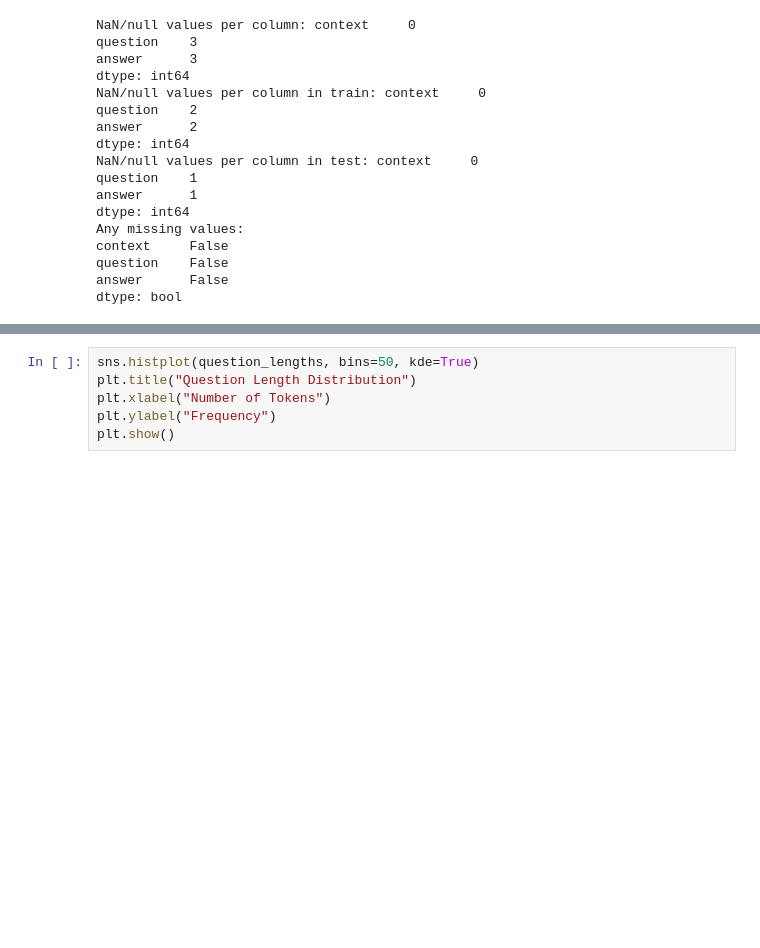
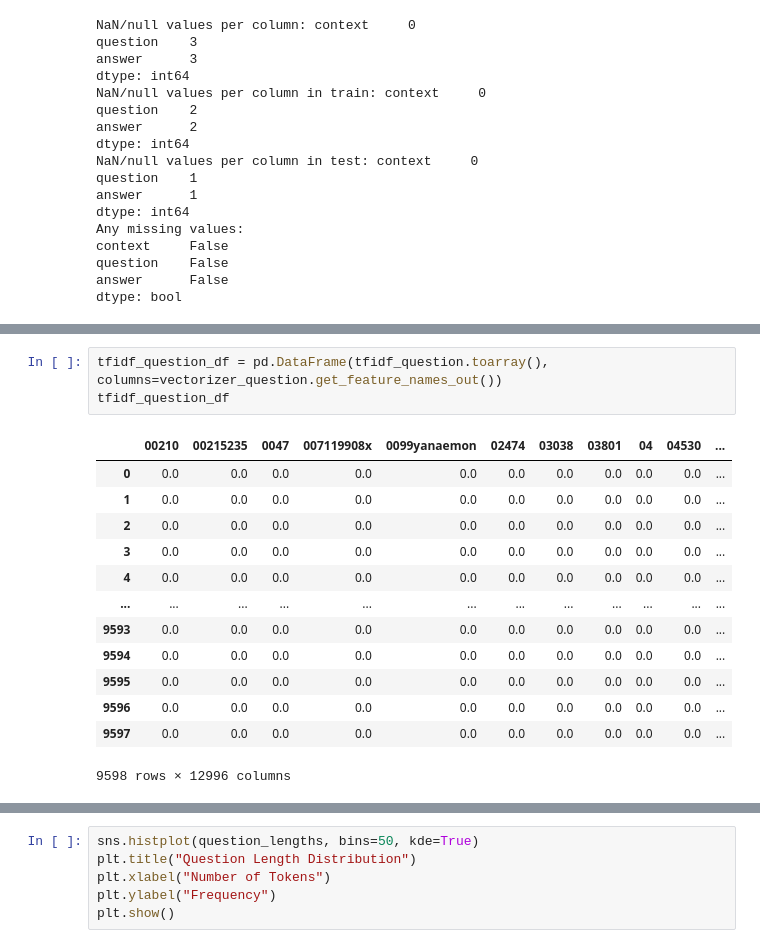
Before and after one commit to AlbertoEusebio/NLP-RAG1200, a Jupyter notebook: model_training.ipynb, the cells around one changed output, grey strips where cells are left out. Cells and saved outputs as stored; diff of their text form; blank space fills up the shorter version.

```diff
--- a/model_training.ipynb
+++ b/model_training.ipynb
@@ -192,0 +251,17 @@ Length: 9598, dtype: object
+# %%
+tfidf_question_df = pd.DataFrame(tfidf_question.toarray(), columns=vectorizer_question.get_feature_names_out())
+tfidf_question_df
+# %% [output]
+|  | 00210 | 00215235 | 0047 | 007119908x | 0099yanaemon | 02474 | 03038 | 03801 | 04 | 04530 | ... |
+| 0 | 0.0 | 0.0 | 0.0 | 0.0 | 0.0 | 0.0 | 0.0 | 0.0 | 0.0 | 0.0 | ... |
+| 1 | 0.0 | 0.0 | 0.0 | 0.0 | 0.0 | 0.0 | 0.0 | 0.0 | 0.0 | 0.0 | ... |
+| 2 | 0.0 | 0.0 | 0.0 | 0.0 | 0.0 | 0.0 | 0.0 | 0.0 | 0.0 | 0.0 | ... |
+| 3 | 0.0 | 0.0 | 0.0 | 0.0 | 0.0 | 0.0 | 0.0 | 0.0 | 0.0 | 0.0 | ... |
+| 4 | 0.0 | 0.0 | 0.0 | 0.0 | 0.0 | 0.0 | 0.0 | 0.0 | 0.0 | 0.0 | ... |
+| ... | ... | ... | ... | ... | ... | ... | ... | ... | ... | ... | ... |
+| 9593 | 0.0 | 0.0 | 0.0 | 0.0 | 0.0 | 0.0 | 0.0 | 0.0 | 0.0 | 0.0 | ... |
+| 9594 | 0.0 | 0.0 | 0.0 | 0.0 | 0.0 | 0.0 | 0.0 | 0.0 | 0.0 | 0.0 | ... |
+| 9595 | 0.0 | 0.0 | 0.0 | 0.0 | 0.0 | 0.0 | 0.0 | 0.0 | 0.0 | 0.0 | ... |
+| 9596 | 0.0 | 0.0 | 0.0 | 0.0 | 0.0 | 0.0 | 0.0 | 0.0 | 0.0 | 0.0 | ... |
+| 9597 | 0.0 | 0.0 | 0.0 | 0.0 | 0.0 | 0.0 | 0.0 | 0.0 | 0.0 | 0.0 | ... |
+9598 rows × 12996 columns
```
Also changed, not shown: parts of 34 cells of this notebook.
